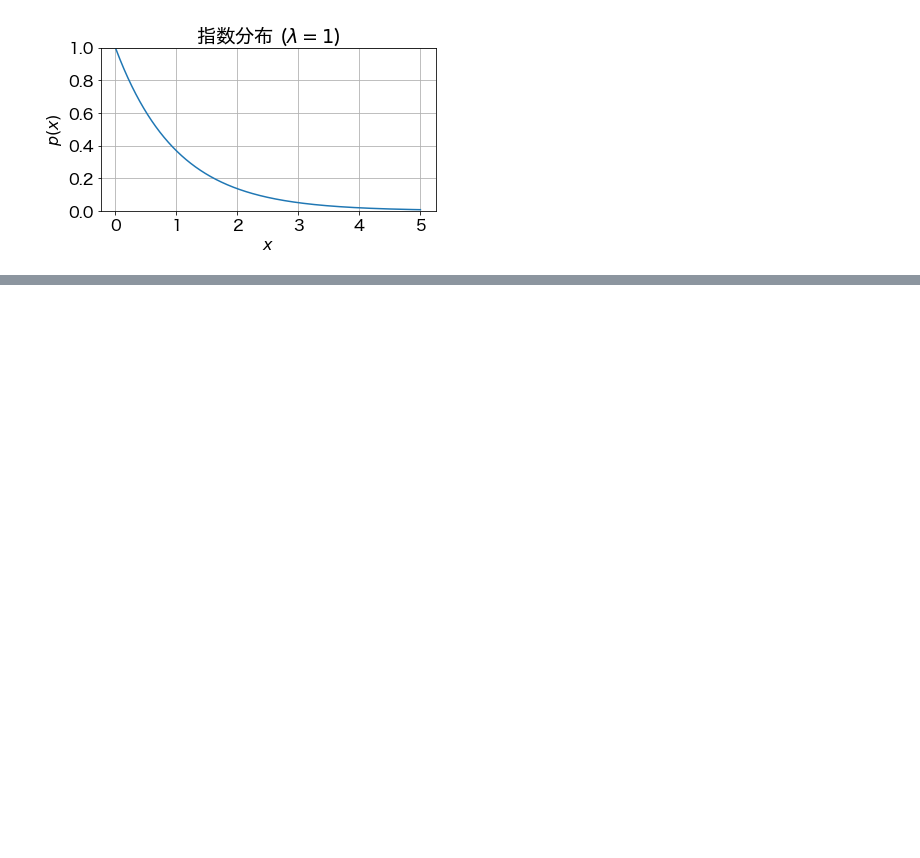
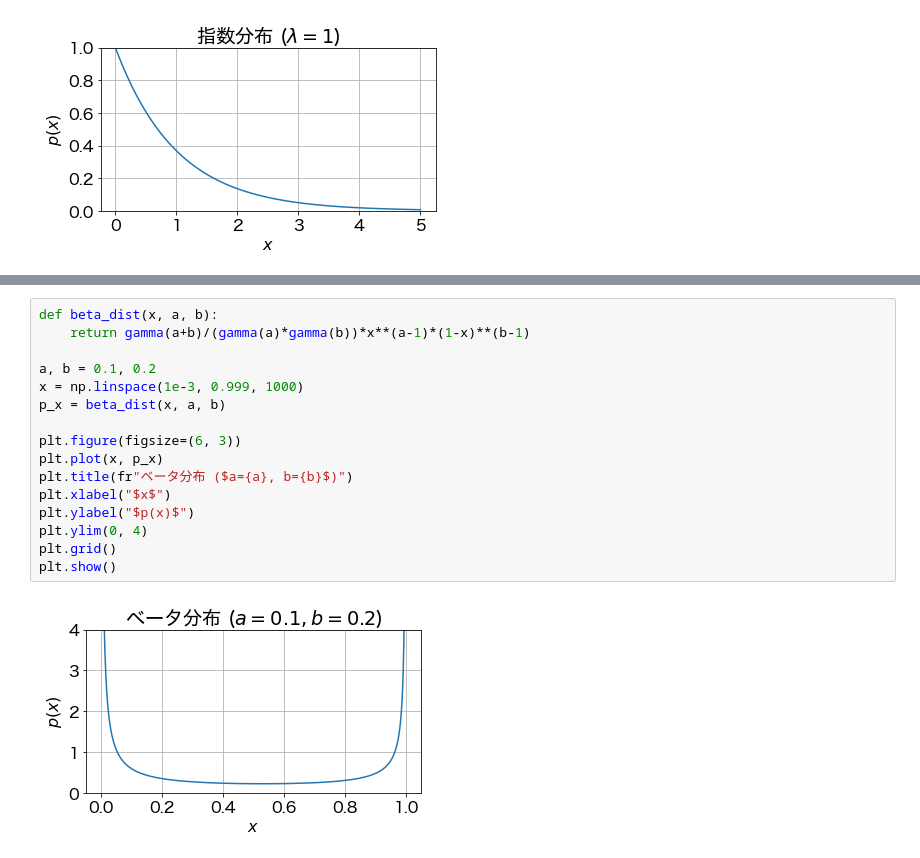
Before and after one commit to tkmyy/semi-prml, a Jupyter notebook: chapter_2/continuous_probability_distributions.ipynb, the cells around one changed output, grey strips where cells are left out. Saved outputs shown, nothing was run; the diff lists cells and outputs as text; blank space fills up the shorter version.

Commit message:
add beta

```diff
--- a/chapter_2/continuous_probability_distributions.ipynb
+++ b/chapter_2/continuous_probability_distributions.ipynb
@@ -341,0 +396,18 @@ plt.show()
+# %%
+def beta_dist(x, a, b):
+    return gamma(a+b)/(gamma(a)*gamma(b))*x**(a-1)*(1-x)**(b-1)
+
+a, b = 0.1, 0.2
+x = np.linspace(1e-3, 0.999, 1000)
+p_x = beta_dist(x, a, b)
+
+plt.figure(figsize=(6, 3))
+plt.plot(x, p_x)
+plt.title(fr"ベータ分布 ($a={a}, b={b}$)")
+plt.xlabel("$x$")
+plt.ylabel("$p(x)$")
+plt.ylim(0, 4)
+plt.grid()
+plt.show()
+# %% [output]
+[figure, added]
```
Also changed, not shown: parts of 1 cell of this notebook.
